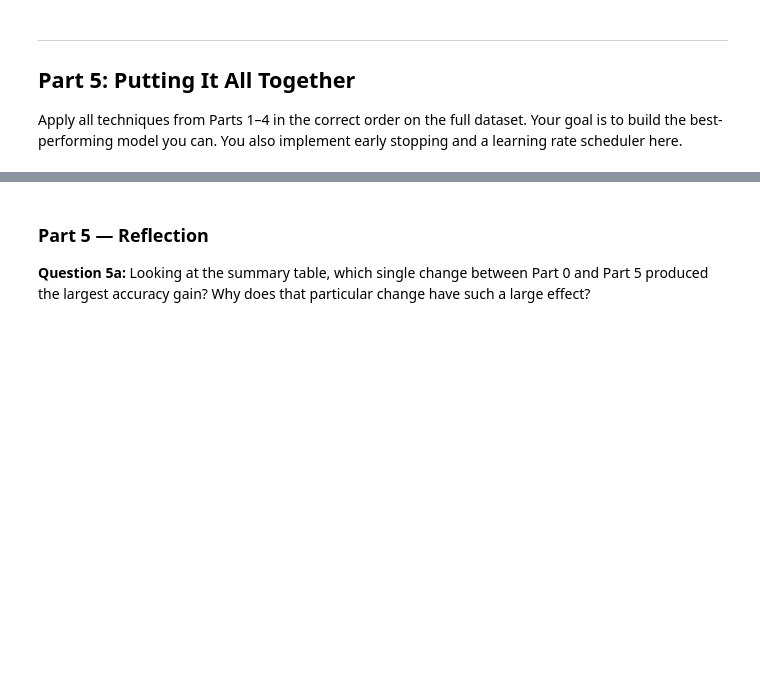
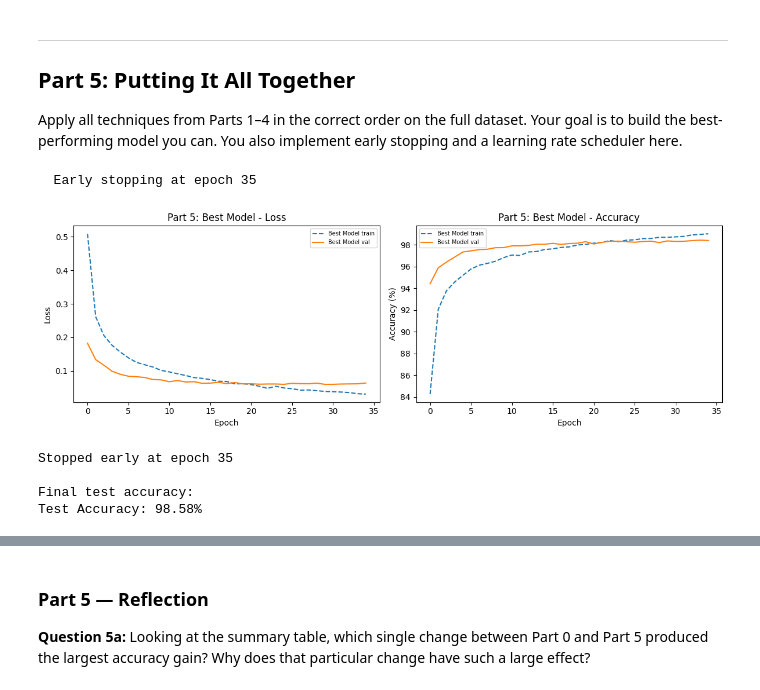
Before and after one commit to ShanePruthikosit/neural, a Jupyter notebook: Assignment_02.ipynb, the cells around one changed output, grey strips where cells are left out. Cells and saved outputs as stored; diff of their text form; code cells hidden in the pictures; blank space fills up the shorter version.

```diff
--- a/Assignment_02.ipynb
+++ b/Assignment_02.ipynb
@@ -618,13 +626,18 @@ class EarlyStopping:
         Returns True if training should stop.
         Saves the best model weights when val_loss improves.
         """
-        # TODO: implement
-        pass
+        if val_loss < self.best_loss:
+            self.best_loss = val_loss
+            self.counter = 0
+            self.best_weights = copy.deepcopy(model.state_dict())
+            return False
+        else:
+            self.counter += 1
+            return self.counter >= self.patience
 
     def restore_best(self, model):
         """Restores model to the best saved weights."""
-        # TODO: implement
-        pass
+        model.load_state_dict(self.best_weights)
 # %%
 # == Part 5: Your Task ==
 # Build your best model using everything from Parts 1–4.
@@ -637,36 +650,53 @@ class EarlyStopping:
 # - A learning rate scheduler (your choice)          (new)
 # - Early stopping with patience=10                  (new)
 # - Train for up to 50 epochs on the full dataset
 
 # Then evaluate on the test set; only once, at the very end.
 
 class MyBestNet(nn.Module):
     def __init__(self):
         super().__init__()
-        # TODO: build your network
+        self.net = nn.Sequential(
+            nn.Flatten(),
+            nn.Linear(784, 256), nn.BatchNorm1d(256), nn.LeakyReLU(), nn.Dropout(p=0.4),  # TODO: insert BatchNorm1d(256)
+            nn.Linear(256, 256), nn.BatchNorm1d(256), nn.LeakyReLU(), nn.Dropout(p=0.4), # TODO: insert BatchNorm1d(256)
+            nn.Linear(256, 256), nn.BatchNorm1d(256), nn.LeakyReLU(), nn.Dropout(p=0.4), # TODO: insert BatchNorm1d(256)
+            nn.Linear(256, 10)
+        )
+        for m in self.modules():
+            if isinstance(m, nn.Linear):
+                nn.init.kaiming_normal_(m.weight, nonlinearity='leaky_relu')
+                nn.init.zeros_(m.bias)
     def forward(self, x):
         return self.net(x)
 
 best_model    = MyBestNet()
-best_optimizer = ...  # TODO
-best_scheduler = ...  # TODO
+best_optimizer = optim.AdamW(best_model.parameters(), lr=1e-3, weight_decay=1e-2)
+best_scheduler = optim.lr_scheduler.CosineAnnealingLR(best_optimizer, T_max=50)
 best_stopper   = EarlyStopping(patience=10)
 
 best_history, stopped_at = train_and_evaluate(
     best_model, train_loader, val_loader,
     best_optimizer, criterion,
     epochs=50,
     scheduler=best_scheduler,
     early_stopping=best_stopper,
     label='Best Model'
 )
 
 plot_history({'Best Model': best_history}, title='Part 5: Best Model')
 if stopped_at:
     print(f'Stopped early at epoch {stopped_at + 1}')
 
 print('\nFinal test accuracy:')
 final_acc = test_accuracy(best_model, test_loader)
+# %% [output]
+  Early stopping at epoch 35
+[figure, added]
+Stopped early at epoch 35
+
+Final test accuracy:
+Test Accuracy: 98.58%
 # %%
 # == Progress summary ==
 # Run this cell after completing all parts.
```
Also changed, not shown: parts of 14 cells of this notebook, 2 other files.
